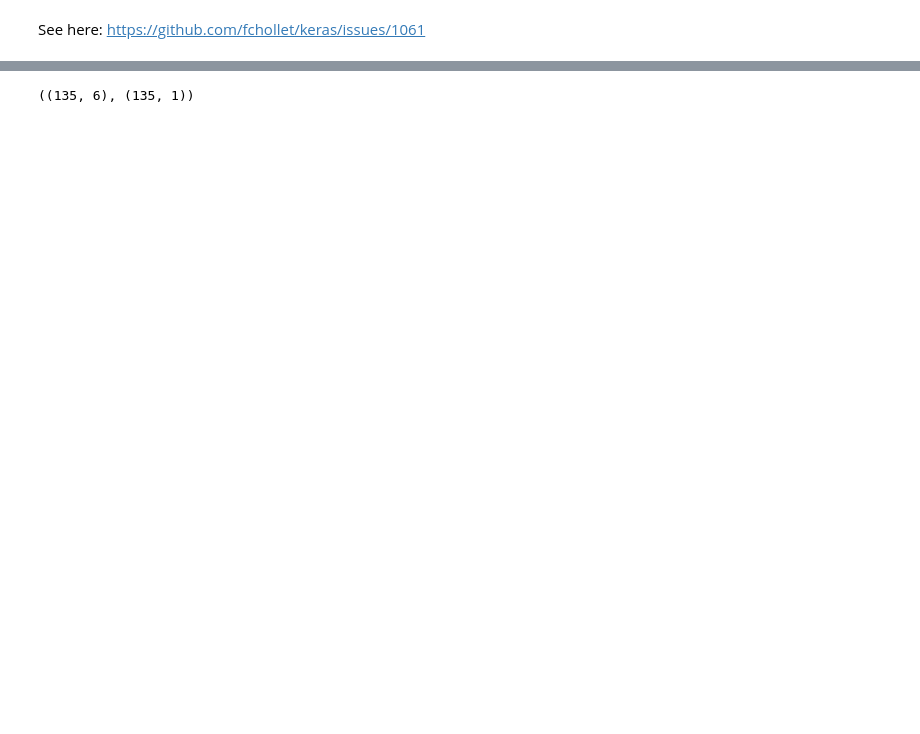
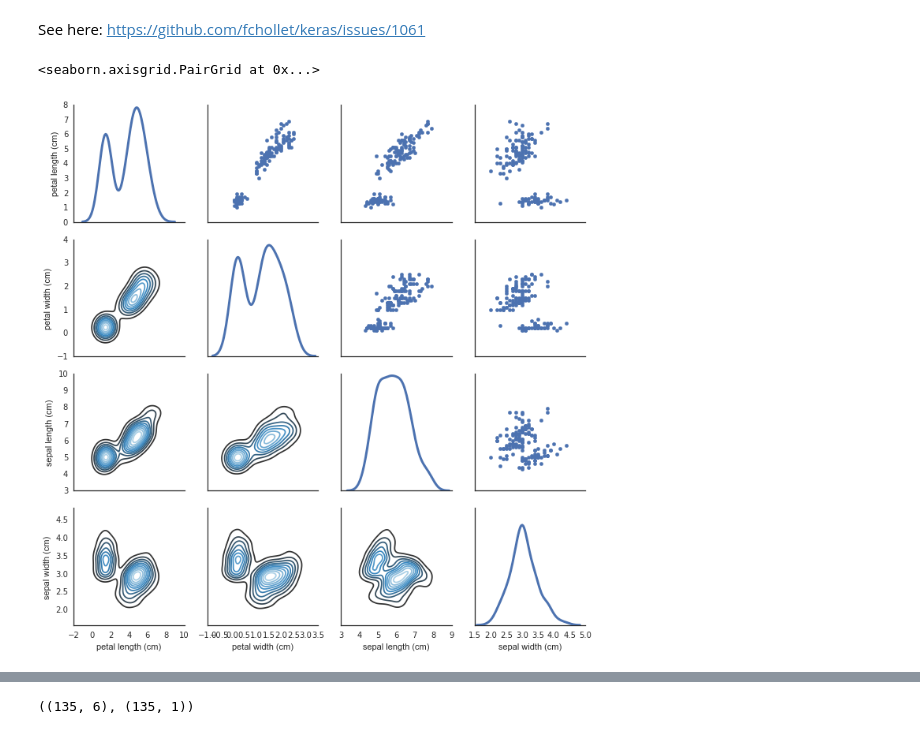
Before and after one commit to cottrell/notebooks, a Jupyter notebook: ml/example keras gmm.ipynb, the cells around one changed output, grey strips where cells are left out. Saved outputs shown, nothing was run; the diff lists cells and outputs as text; code cells hidden in the pictures; blank space fills up the shorter version.

```diff
--- a/ml/example keras gmm.ipynb
+++ b/ml/example keras gmm.ipynb
@@ -1,3 +1,24 @@
 # %% [markdown]
 See here: https://github.com/fchollet/keras/issues/1061
+# %%
+### load data
+from imp import reload
+import site; site.addsitedir('..')
+import mylib.data as md
+reload(md)
+
+df, dfd = md.iris()
+
+%matplotlib inline
+import seaborn as sns
+import matplotlib.pyplot as plt
+sns.set(style="white")
+
+g = sns.PairGrid(df, diag_sharey=False)
+g.map_lower(sns.kdeplot, cmap="Blues_d")
+g.map_upper(plt.scatter)
+g.map_diag(sns.kdeplot, lw=3)
+# %% [output]
+<seaborn.axisgrid.PairGrid at 0x...>
+[figure, added]
 # %%
```
Also changed, not shown: parts of 7 cells of this notebook, 1 other file.
